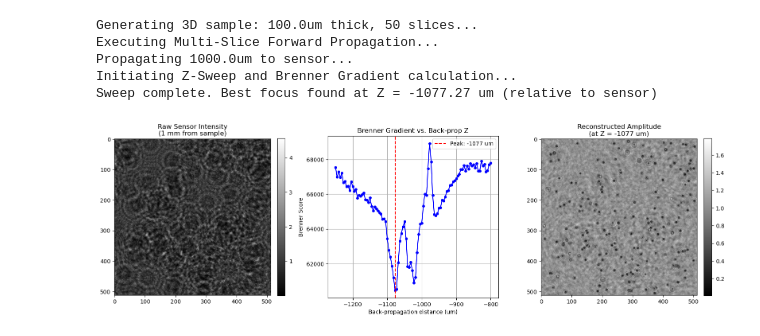
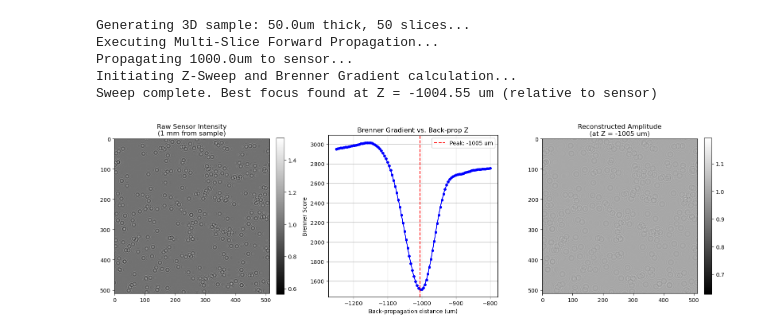
Before and after one commit to Gaurang8440/Fourier_Ptychography_Microscopy, a Jupyter notebook: Codes/Untitled1.ipynb, the cells around one changed output. Drawn from its saved outputs; the diff is of its cells as text; code cells hidden in the pictures.

```diff
--- a/Codes/Untitled1.ipynb
+++ b/Codes/Untitled1.ipynb
@@ -2,7 +2,7 @@
 import numpy as np
 import matplotlib.pyplot as plt
 
-def generate_3d_biological_sample(grid_size, dx, thickness, num_slices, num_cells=200):
+def generate_3d_biological_sample(grid_size, dx, thickness, num_slices, num_cells=300):
     """
     Simulates a 3D biological sample containing spherical 'cells'.
     Returns a 3D array of refractive index variations (delta_n).
@@ -67,10 +67,10 @@ def calculate_brenner_gradient(image):
 def main():
     # --- System Parameters ---
     wavelength = 0.532  # microns (e.g., 532 nm laser)
-    dx = 1.0            # Pixel size in microns
+    dx = 3.68            # Pixel size in microns
     N = 512             # Grid size (N x N)
 
-    sample_thickness = 100.0  # Total thickness in microns
+    sample_thickness = 50.0  # Total thickness in microns
     num_slices = 50           # Number of axial slices
     dz_slice = sample_thickness / num_slices # Distance between slices
 
@@ -130,33 +130,33 @@ def main():
 
     # Plot 1: Sensor Intensity
     im0 = axs[0].imshow(sensor_intensity, cmap='gray')
     axs[0].set_title('Raw Sensor Intensity\n(1 mm from sample)')
     fig.colorbar(im0, ax=axs[0], fraction=0.046, pad=0.04)
 
     # Plot 2: Brenner Gradient Curve
     axs[1].plot(z_sweep_vals, brenner_scores, 'b-o', markersize=4)
     axs[1].axvline(best_z, color='r', linestyle='--', label=f'Peak: {best_z:.0f} um')
     axs[1].set_title('Brenner Gradient vs. Back-prop Z')
     axs[1].set_xlabel('Back-propagation distance (um)')
     axs[1].set_ylabel('Brenner Score')
     axs[1].legend()
     axs[1].grid(True)
 
     # Plot 3: Best Focused Reconstruction
     best_recon = reconstructed_volumes[best_z_idx]
     im2 = axs[2].imshow(best_recon, cmap='gray')
     axs[2].set_title(f'Reconstructed Amplitude\n(at Z = {best_z:.0f} um)')
     fig.colorbar(im2, ax=axs[2], fraction=0.046, pad=0.04)
 
     plt.tight_layout()
     plt.show()
 
 if __name__ == "__main__":
     main()
 # %% [output]
-Generating 3D sample: 100.0um thick, 50 slices...
+Generating 3D sample: 50.0um thick, 50 slices...
 Executing Multi-Slice Forward Propagation...
 Propagating 1000.0um to sensor...
 Initiating Z-Sweep and Brenner Gradient calculation...
-Sweep complete. Best focus found at Z = -1077.27 um (relative to sensor)
+Sweep complete. Best focus found at Z = -1004.55 um (relative to sensor)
-[figure, old version]
+[figure, new version]
```
